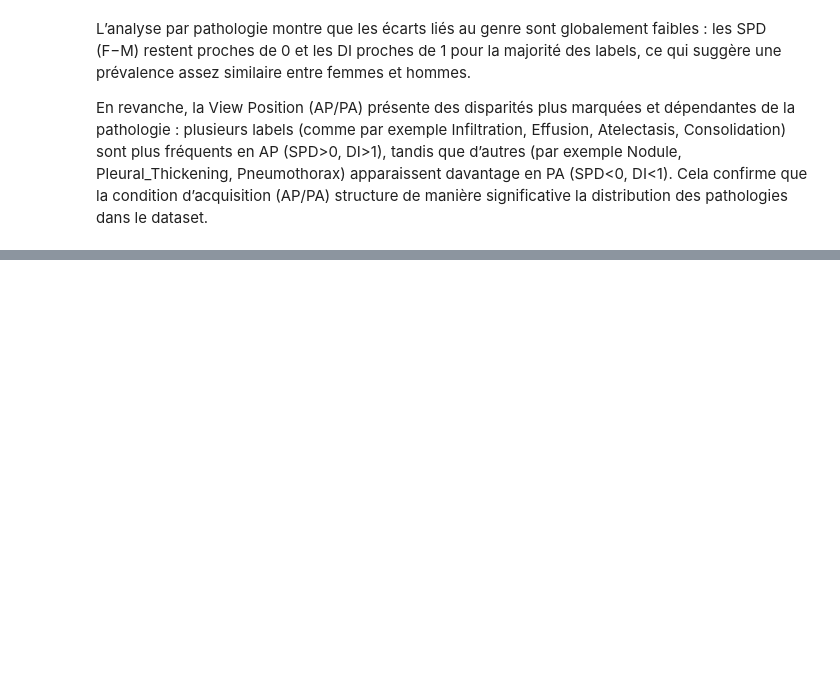
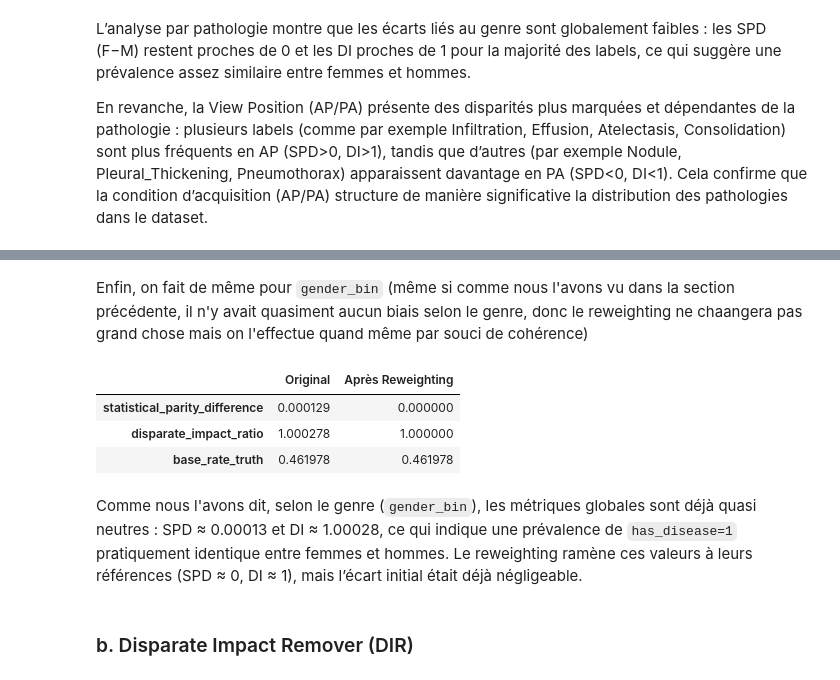
Before and after one commit to EagleForce14/Fairness, a Jupyter notebook: Mi-Projet/Mi-Projet-BRION.ipynb, the cells around one changed output, grey strips where cells are left out. Saved outputs shown, nothing was run; the diff lists cells and outputs as text; code cells hidden in the pictures; blank space fills up the shorter version.

```diff
--- a/Mi-Projet/Mi-Projet-BRION.ipynb
+++ b/Mi-Projet/Mi-Projet-BRION.ipynb
@@ -749,0 +842,21 @@ Cela confirme que la condition d’acquisition (AP/PA) structure de manière sig
+# %% [markdown]
+Enfin, on fait de même pour `gender_bin` (même si comme nous l'avons vu dans la section précédente, il n'y avait quasiment aucun biais selon le genre, donc le reweighting ne chaangera pas grand chose mais on l'effectue quand même par souci de cohérence)
+# %%
+weights_gender = compute_reweighing_weights(df, "gender_bin")
+res_gender = compare_bias_reduction(
+    y_true=df["has_disease"].astype(int).values,
+    prot_attr=df["gender_bin"].values,
+    w_before=None,
+    w_after=weights_gender,
+    label_after="Après Reweighting"
+)
+display(res_gender)
+# %% [output]
+|  | Original | Après Reweighting |
+| statistical_parity_difference | 0.000129 | 0.000000 |
+| disparate_impact_ratio | 1.000278 | 1.000000 |
+| base_rate_truth | 0.461978 | 0.461978 |
+# %% [markdown]
+Comme nous l'avons dit, selon le genre (`gender_bin`), les métriques globales sont déjà quasi neutres : SPD ≈ 0.00013 et DI ≈ 1.00028, ce qui indique une prévalence de `has_disease=1` pratiquement identique entre femmes et hommes. Le reweighting ramène ces valeurs à leurs références (SPD ≈ 0, DI ≈ 1), mais l’écart initial était déjà négligeable.
+# %% [markdown]
+### b. Disparate Impact Remover (DIR)
```
Also changed, not shown: parts of 16 cells of this notebook.
